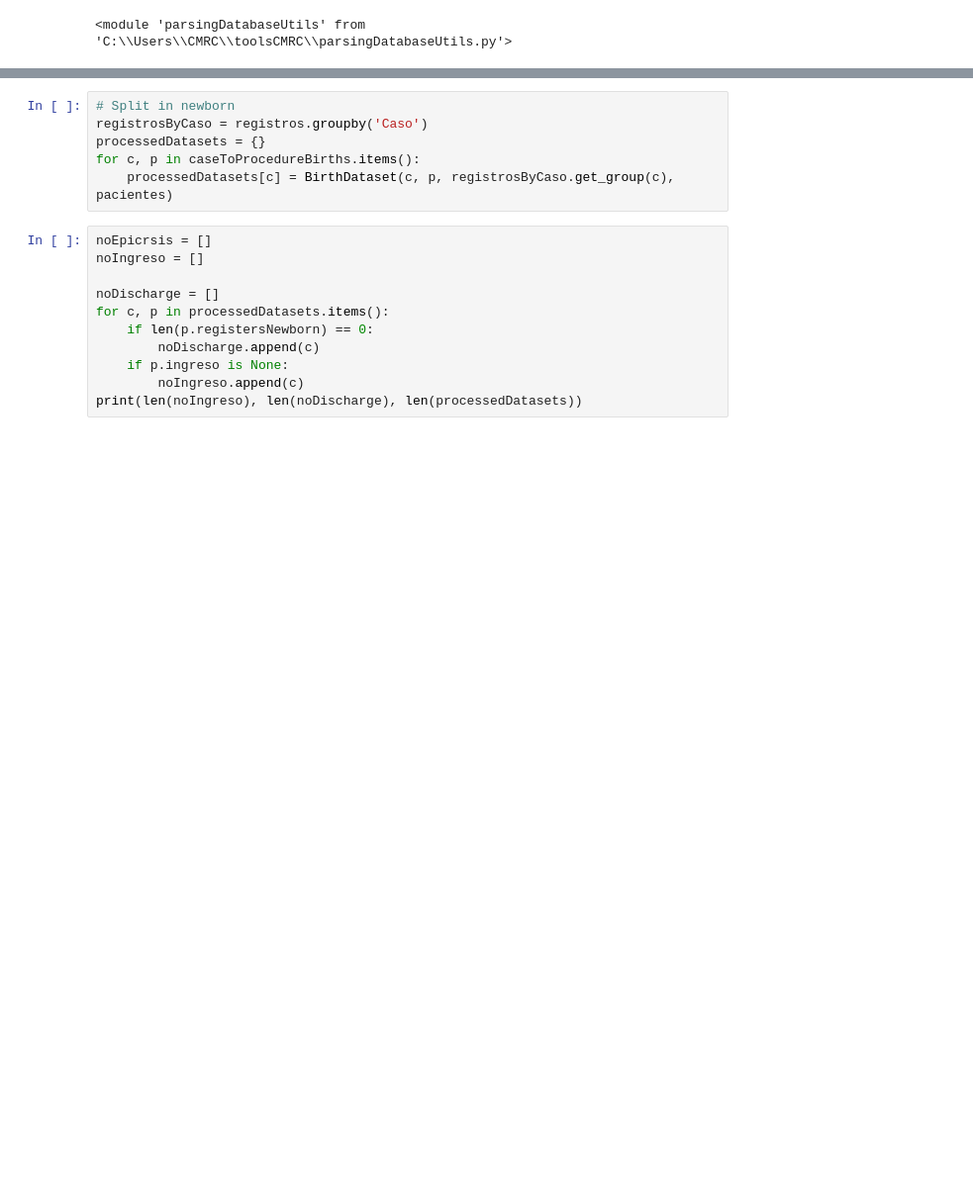
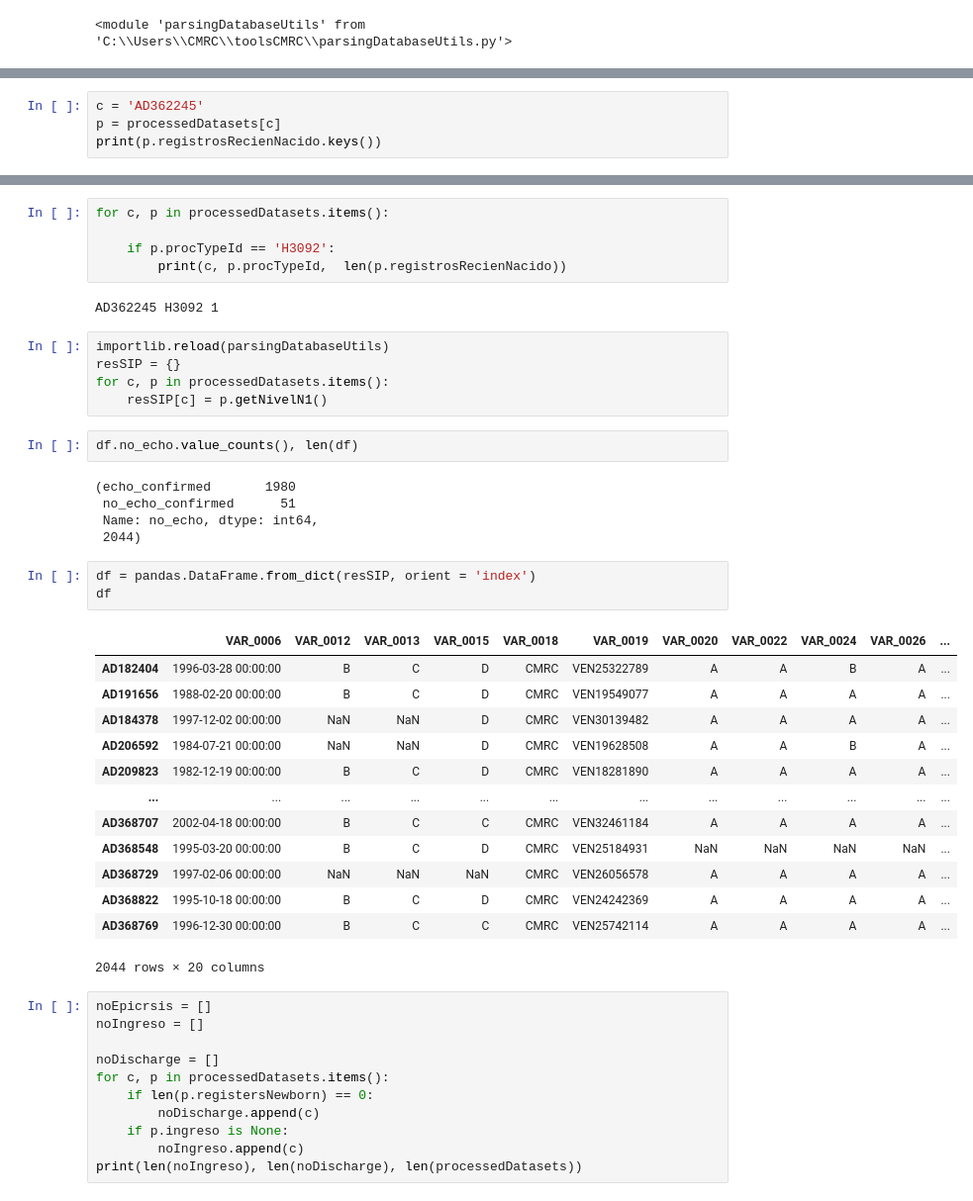
Before and after one commit to gbernardino/toolsCMRC, a Jupyter notebook: databaseTransformer.ipynb, the cells around one changed output, grey strips where cells are left out. Shown at 99% size. Saved outputs shown, nothing was run; the diff lists cells and outputs as text; blank space fills up the shorter version.

Commit message:
Working on generating a SIP compatible code...
Data cleaning is important: there are repeated registers (with small differences such as corrected typos), and the codes are not to be trusted...

```diff
--- a/databaseTransformer.ipynb
+++ b/databaseTransformer.ipynb
@@ -219,0 +315,4 @@ parsingDatabaseUtils.prettyPrintXML(p.ingreso.RegistroXML)
+# %%
+c = 'AD362245'
+p = processedDatasets[c]
+print(p.registrosRecienNacido.keys())
@@ -224,9 +350,39 @@ numpy.int64
-# %%
-# Split in newborn
-registrosByCaso = registros.groupby('Caso')
-processedDatasets = {}
-for c, p in caseToProcedureBirths.items():
-    processedDatasets[c] = BirthDataset(c, p, registrosByCaso.get_group(c), pacientes)
+# %%
+for c, p in processedDatasets.items():
+
+    if p.procTypeId == 'H3092':
+        print(c, p.procTypeId,  len(p.registrosRecienNacido))
+# %% [output]
+AD362245 H3092 1
+# %%
+importlib.reload(parsingDatabaseUtils)
+resSIP = {}
+for c, p in processedDatasets.items():
+    resSIP[c] = p.getNivelN1()
+# %%
+df.no_echo.value_counts(), len(df)
+# %% [output]
+(echo_confirmed       1980
+ no_echo_confirmed      51
+ Name: no_echo, dtype: int64,
+ 2044)
+# %%
+df = pandas.DataFrame.from_dict(resSIP, orient = 'index')
+df
+# %% [output]
+|  | VAR_0006 | VAR_0012 | VAR_0013 | VAR_0015 | VAR_0018 | VAR_0019 | VAR_0020 | VAR_0022 | VAR_0024 | VAR_0026 | ... |
+| AD182404 | 1996-03-28 00:00:00 | B | C | D | CMRC | VEN25322789 | A | A | B | A | ... |
+| AD191656 | 1988-02-20 00:00:00 | B | C | D | CMRC | VEN19549077 | A | A | A | A | ... |
+| AD184378 | 1997-12-02 00:00:00 | NaN | NaN | D | CMRC | VEN30139482 | A | A | A | A | ... |
+| AD206592 | 1984-07-21 00:00:00 | NaN | NaN | D | CMRC | VEN19628508 | A | A | B | A | ... |
+| AD209823 | 1982-12-19 00:00:00 | B | C | D | CMRC | VEN18281890 | A | A | A | A | ... |
+| ... | ... | ... | ... | ... | ... | ... | ... | ... | ... | ... | ... |
+| AD368707 | 2002-04-18 00:00:00 | B | C | C | CMRC | VEN32461184 | A | A | A | A | ... |
+| AD368548 | 1995-03-20 00:00:00 | B | C | D | CMRC | VEN25184931 | NaN | NaN | NaN | NaN | ... |
+| AD368729 | 1997-02-06 00:00:00 | NaN | NaN | NaN | CMRC | VEN26056578 | A | A | A | A | ... |
+| AD368822 | 1995-10-18 00:00:00 | B | C | D | CMRC | VEN24242369 | A | A | A | A | ... |
+| AD368769 | 1996-12-30 00:00:00 | B | C | C | CMRC | VEN25742114 | A | A | A | A | ... |
+2044 rows × 20 columns
 # %%
 noEpicrsis = []
 noIngreso = []
```
Also changed, not shown: parts of 23 cells of this notebook, 3 other files.
